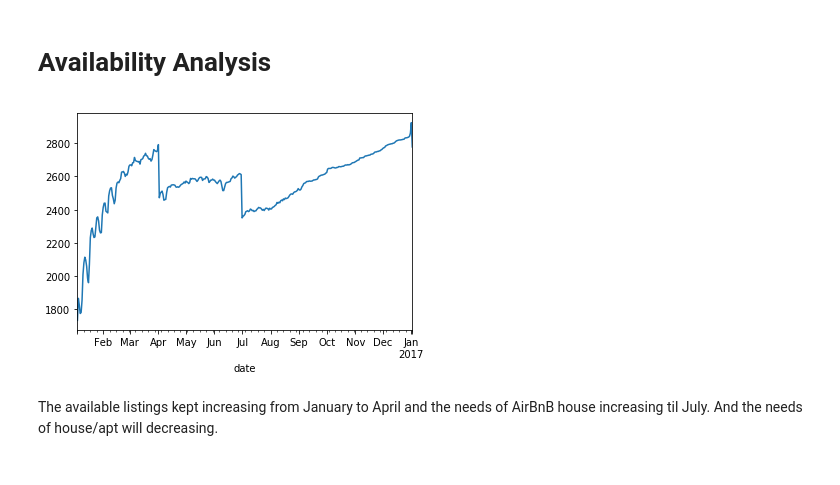
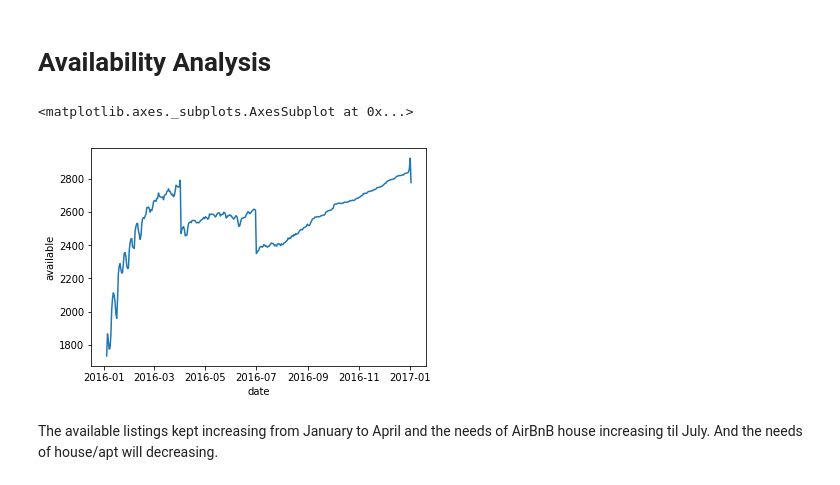
Before and after one commit to Mendy5/Udacity_Data_Scientist_Projects, a Jupyter notebook: P1_Writing_a_Data_Scientist_Blog_Post/Seattle_AirBnB_Data_Analysis_v2.0.ipynb, the cells around one changed output. Saved outputs shown, nothing was run; the diff lists cells and outputs as text; code cells hidden in the pictures.

```diff
--- a/P1_Writing_a_Data_Scientist_Blog_Post/Seattle_AirBnB_Data_Analysis_v2.0.ipynb
+++ b/P1_Writing_a_Data_Scientist_Blog_Post/Seattle_AirBnB_Data_Analysis_v2.0.ipynb
@@ -257,10 +268,12 @@ memory usage: 142.2+ MB
 # %% [markdown]
 # Availability Analysis
-# %%
-listing_calendar_df.loc[listing_calendar_df['available'] == True, ].groupby('date').available.count().plot()
-plt.show()
-# %% [output]
-[figure, removed]
+# %%
+listing_calendar_avail_agg = {'available':'sum'}
+listing_calendar_avail_df = groupby_agg(listing_calendar_df, 'date', listing_calendar_avail_agg)
+sns.lineplot(x = 'date', y = 'available', data = listing_calendar_avail_df)
+# %% [output]
+<matplotlib.axes._subplots.AxesSubplot at 0x...>
+[figure, added]
 # %% [markdown]
 The available listings kept increasing from January to April and the needs of AirBnB house increasing til July. And the needs of house/apt will decreasing.
 # %%
```
Also changed, not shown: parts of 15 cells of this notebook.
